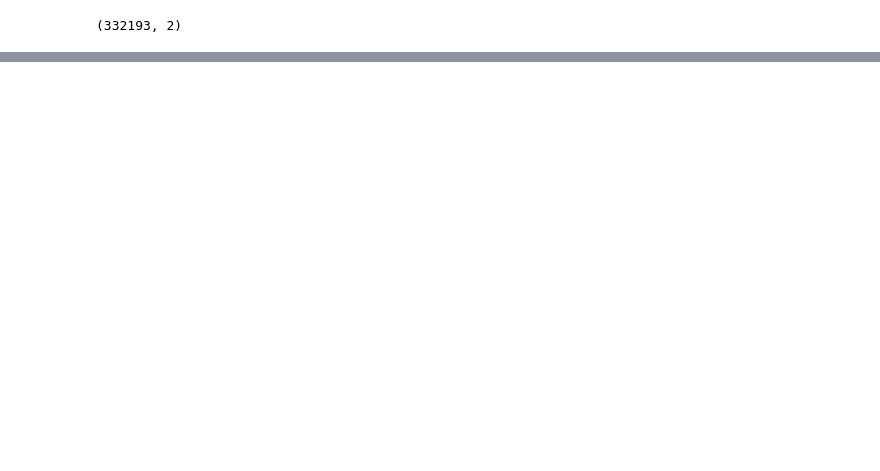
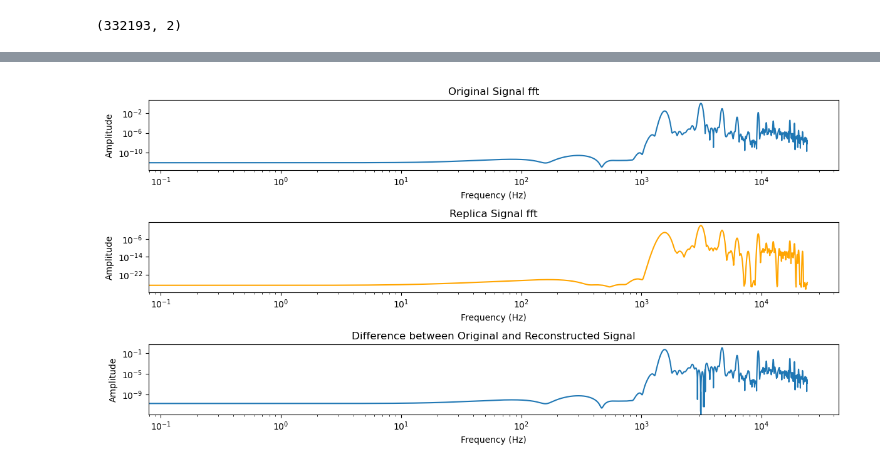
Before and after one commit to Lvetto/lmd_organo, a Jupyter notebook: Organ.ipynb, the cells around one changed output, grey strips where cells are left out. Cells and saved outputs as stored; diff of their text form; code cells hidden in the pictures; blank space fills up the shorter version.

```diff
--- a/Organ.ipynb
+++ b/Organ.ipynb
@@ -136,0 +120,66 @@ KeyboardInterrupt:
+# %%
+peaks_frequencies = frequencies[peaks]
+peaks_amplitudes = np.abs(fft_filtered_data_gauss)[peaks]**2
+peaks_phases = np.angle(fft_filtered_data_gauss)[peaks]
+
+signal_replica = np.zeros(N)
+
+for freq, amp, phase in zip(peaks_frequencies, peaks_amplitudes, peaks_phases):
+    actual_f = freq / rate
+
+    signal_replica += amp * np.cos(2 * np.pi * actual_f * n + phase)
+    #print(f'Frequency: {freq:.1f} Hz, Amplitude: {amp:.2e}, Phase: {phase:.2f} rad')
+
+data_normalized = data / np.max(np.abs(data))
+signal_replica_normalized = signal_replica / np.max(np.abs(signal_replica))
+
+data_normalized *= gaussian_window_fine
+signal_replica_normalized *= gaussian_window_fine
+
+x_min = N // 2 - window_size_gauss_fine * 2
+x_max = N // 2 + window_size_gauss_fine * 2
+
+fft_replica = sp.fft.rfft(signal_replica_normalized)
+fft_replica_normalized = (np.abs(fft_replica) / np.max(np.abs(fft_replica)))
+frequencies_replica = sp.fft.rfftfreq(N, d=1/rate)
+
+fft_original = sp.fft.rfft(data_normalized)
+fft_original_normalized = (np.abs(fft_original) / np.max(np.abs(fft_original)))
+frequencies_original = sp.fft.rfftfreq(N, d=1/rate)
+
+fft_difference_normalized = fft_original_normalized - fft_replica_normalized
+fft_difference_normalized /= np.max(np.abs(fft_difference_normalized))
+frequencies_difference = sp.fft.rfftfreq(N, d=1/rate)
+
+plt.figure(figsize=(12, 6))
+
+plt.subplot(3,1,1)
+
+plt.plot(frequencies_original, np.abs(fft_original_normalized)**2, label='Original Signal fft')
+plt.title('Original Signal fft')
+plt.xlabel('Frequency (Hz)')
+plt.ylabel('Amplitude')
+plt.xscale('log')
+plt.yscale('log')
+
+plt.subplot(3,1,2)
+plt.plot(frequencies_replica, np.abs(fft_replica_normalized)**2, label='Reconstructed Signal', color='orange')
+plt.title('Replica Signal fft')
+plt.xlabel('Frequency (Hz)')
+plt.ylabel('Amplitude')
+plt.xscale('log')
+plt.yscale('log')
+
+
+plt.subplot(3,1,3)
+plt.plot(frequencies_difference, np.abs(fft_difference_normalized)**2, label='Difference')
+plt.title('Difference between Original and Reconstructed Signal')
+plt.xlabel('Frequency (Hz)')
+plt.ylabel('Amplitude')
+plt.yscale('log')
+plt.xscale('log')
+
+plt.tight_layout()
+plt.show()
+# %% [output]
+[figure, added]
```
Also changed, not shown: parts of 3 cells of this notebook.
